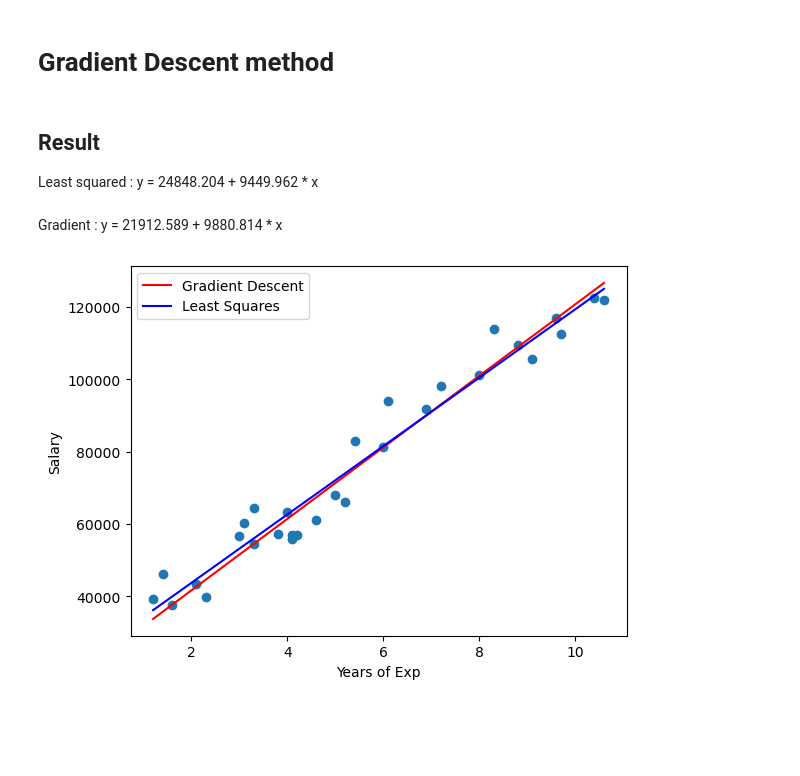
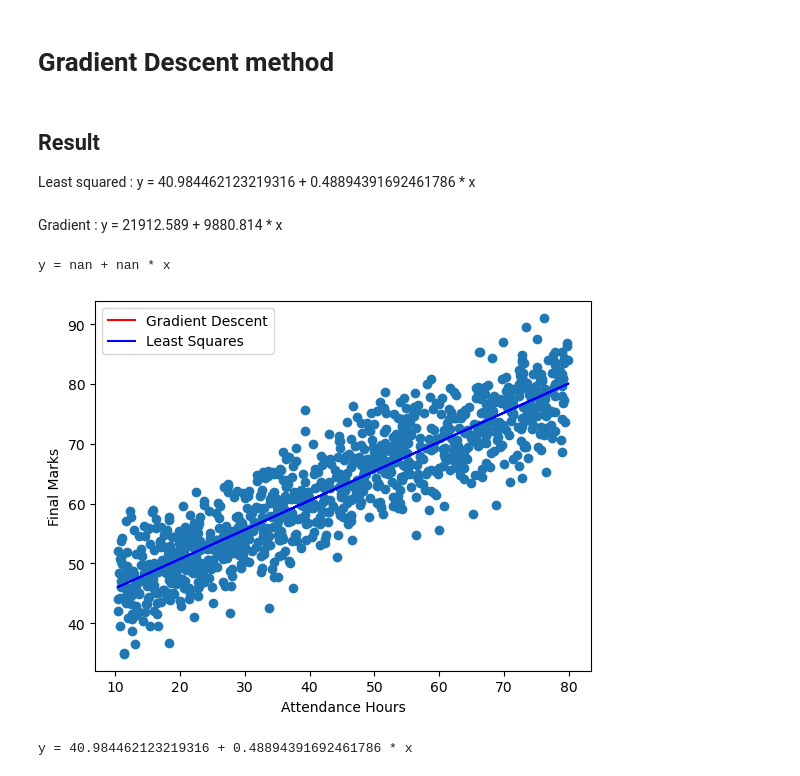
Before and after one commit to 1YEARTRAINING/1-YEAR-TRAINING, a Jupyter notebook: Machine Learning/LinearRegression/LinearRegression.ipynb, the cells around one changed output. Cells and saved outputs as stored; diff of their text form; code cells hidden in the pictures; blank space fills up the shorter version.

Commit message:
update gradient descent better version

```diff
--- a/Machine Learning/LinearRegression/LinearRegression.ipynb
+++ b/Machine Learning/LinearRegression/LinearRegression.ipynb
@@ -6,8 +6,8 @@ import math
 
 df = pd.read_csv('training.csv')
 # %%
-x_train = df['YearsExperience'].values
-y_train = df['Salary'].values
+x_train = df['Attendance_Hours'].values
+y_train = df['Final_Marks'].values
 # %% [markdown]
 # Ordinary Least Squares Method
 # %%
@@ -29,14 +29,12 @@ def slope(x, y): # find the slope using correlation and standard deviration
 def intercept(x, y): # intercept = avg_y - slope * avg_x
     return sum(y)/n - slope(x,y)*sum(x)/n
 
-
-def LR_line(x, y): # the regression line
-
-    return f'y = {intercept(x,y)} + {slope(x,y)}*x'
+def predict(x,y): # predict the value of y for a given x
+    return intercept(x_train, y_train) + slope(x_train, y_train)*x
 # %% [markdown]
 # Gradient Descent method
 # %%
-def gradient_desent_method(x, y, learning_rate = 0.01, iterations = 1000):
+def gradient_desent_method(x, y, learning_rate = 0.001, iterations = 10000):
     b0, b1 = 0, 0
     n = len(x)
 
@@ -56,20 +54,29 @@ def gradient_desent_method(x, y, learning_rate = 0.01, iterations = 1000):
         b0 -= learning_rate * db0
         b1 -= learning_rate * db1
 
-    # print(f'y = {b0} + {b1} * x')
+    print(f'y = {b0} + {b1} * x')
     return b0 + b1 * x
 # %% [markdown]
 ## Result
-Least squared      : y = 24848.204 + 9449.962 * x
+Least squared      : y = 40.984462123219316 + 0.48894391692461786 * x
 # %% [markdown]
 Gradient :  y = 21912.589 + 9880.814 * x
 # %%
 plt.plot(x_train, gradient_desent_method(x_train,y_train), color='red')
-plt.plot(x_train, intercept(x_train,y_train) + slope(x_train,y_train)*x_train, color='blue')
+plt.plot(x_train, predict(x_train,y_train), color='blue')
+# B0, B1 = fit_linear_gd(x_train, y_train, lr=0.01, epochs=2000, batch_size=64, tol=1e-8, patience=20, standardize=True, seed=42)
+# y_pred_ls = predict_linear(x_train, B0, B1)
+# print(f'y = {B0} + {B1} * x')
+# plt.plot(x_train, y_pred_ls, color='green')
 plt.legend(['Gradient Descent', 'Least Squares'])
 plt.scatter(x_train,y_train)
-plt.xlabel("Years of Exp")
-plt.ylabel("Salary")
+plt.xlabel("Attendance Hours")
+plt.ylabel("Final Marks")
 plt.show()
 # %% [output]
+y = nan + nan * x
-[figure, old version]
+[figure, new version]
+# %%
+print(f'y = {intercept(x_train,y_train)} + {slope(x_train,y_train)} * x')
+# %% [output]
+y = 40.984462123219316 + 0.48894391692461786 * x
```
Also changed, not shown: 3 other files.
